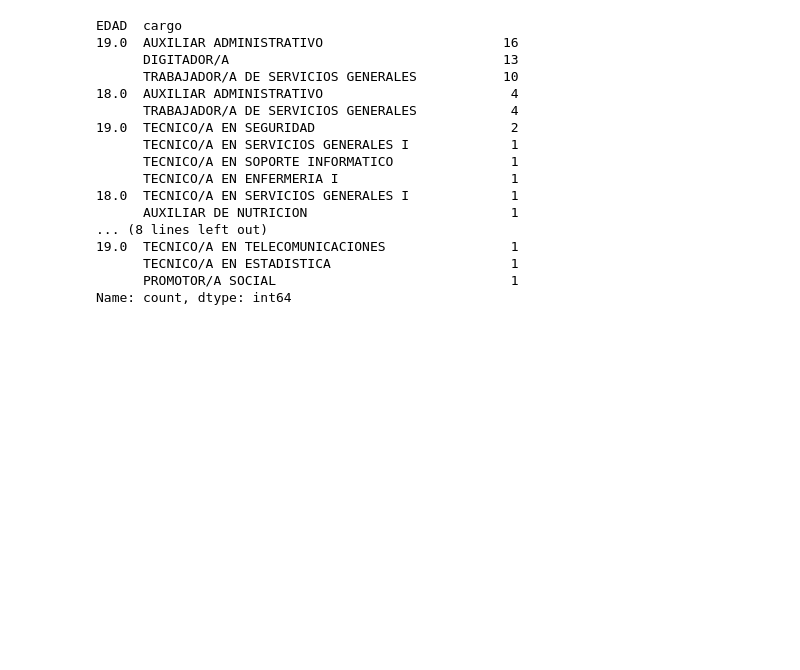
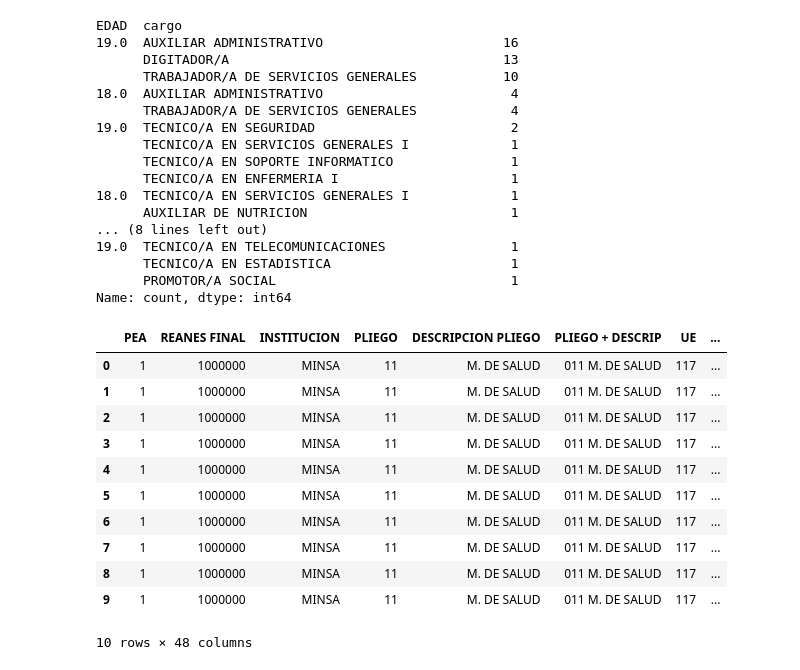
Before and after one commit to nadia0207/minsa-rrhh-analytics, a Jupyter notebook: notebooks/01_comparacion_columnas.ipynb, the cells around one changed output. Cells and saved outputs as stored; diff of their text form; code cells hidden in the pictures; blank space fills up the shorter version.

```diff
--- a/notebooks/01_comparacion_columnas.ipynb
+++ b/notebooks/01_comparacion_columnas.ipynb
@@ -298,0 +245,15 @@ columnas_descartadas = {
+# %%
+df_2019.head(10)
+# %% [output]
+|  | PEA | REANES FINAL | INSTITUCION | PLIEGO | DESCRIPCION PLIEGO | PLIEGO + DESCRIP | UE | ... |
+| 0 | 1 | 1000000 | MINSA | 11 | M. DE SALUD | 011 M. DE SALUD | 117 | ... |
+| 1 | 1 | 1000000 | MINSA | 11 | M. DE SALUD | 011 M. DE SALUD | 117 | ... |
+| 2 | 1 | 1000000 | MINSA | 11 | M. DE SALUD | 011 M. DE SALUD | 117 | ... |
+| 3 | 1 | 1000000 | MINSA | 11 | M. DE SALUD | 011 M. DE SALUD | 117 | ... |
+| 4 | 1 | 1000000 | MINSA | 11 | M. DE SALUD | 011 M. DE SALUD | 117 | ... |
+| 5 | 1 | 1000000 | MINSA | 11 | M. DE SALUD | 011 M. DE SALUD | 117 | ... |
+| 6 | 1 | 1000000 | MINSA | 11 | M. DE SALUD | 011 M. DE SALUD | 117 | ... |
+| 7 | 1 | 1000000 | MINSA | 11 | M. DE SALUD | 011 M. DE SALUD | 117 | ... |
+| 8 | 1 | 1000000 | MINSA | 11 | M. DE SALUD | 011 M. DE SALUD | 117 | ... |
+| 9 | 1 | 1000000 | MINSA | 11 | M. DE SALUD | 011 M. DE SALUD | 117 | ... |
+10 rows × 48 columns
```
Also changed, not shown: parts of 17 cells of this notebook.
